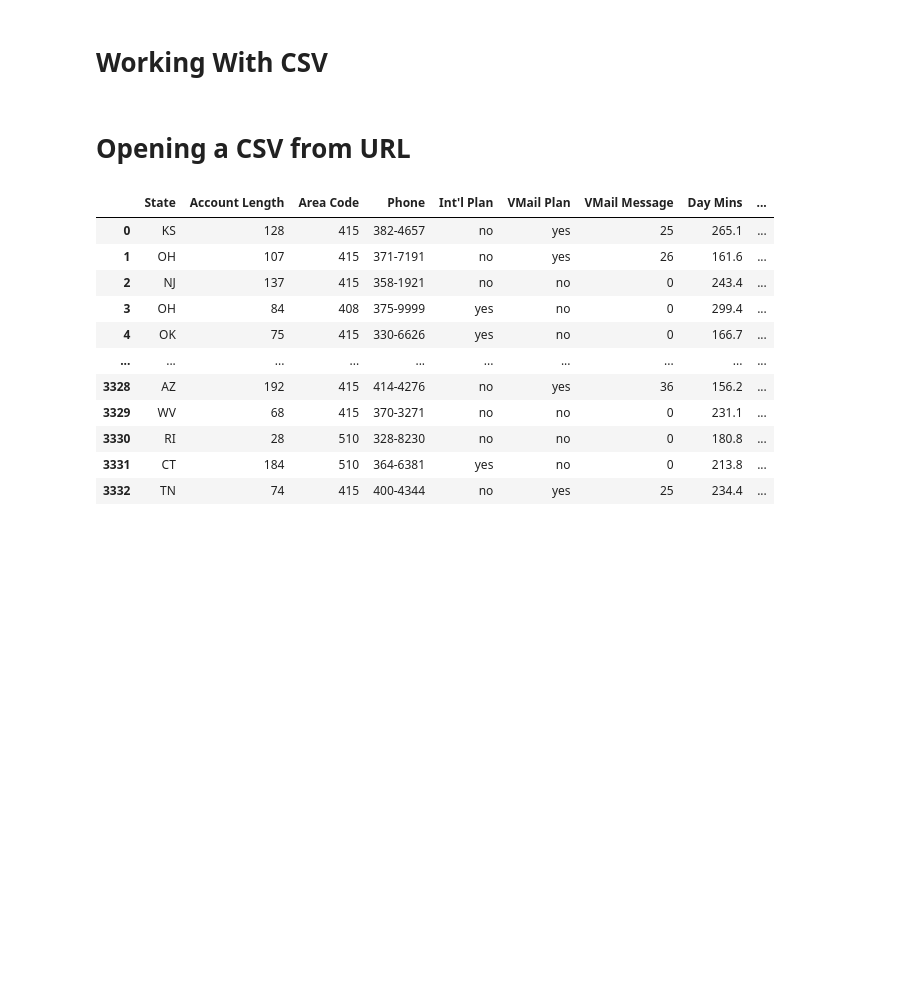
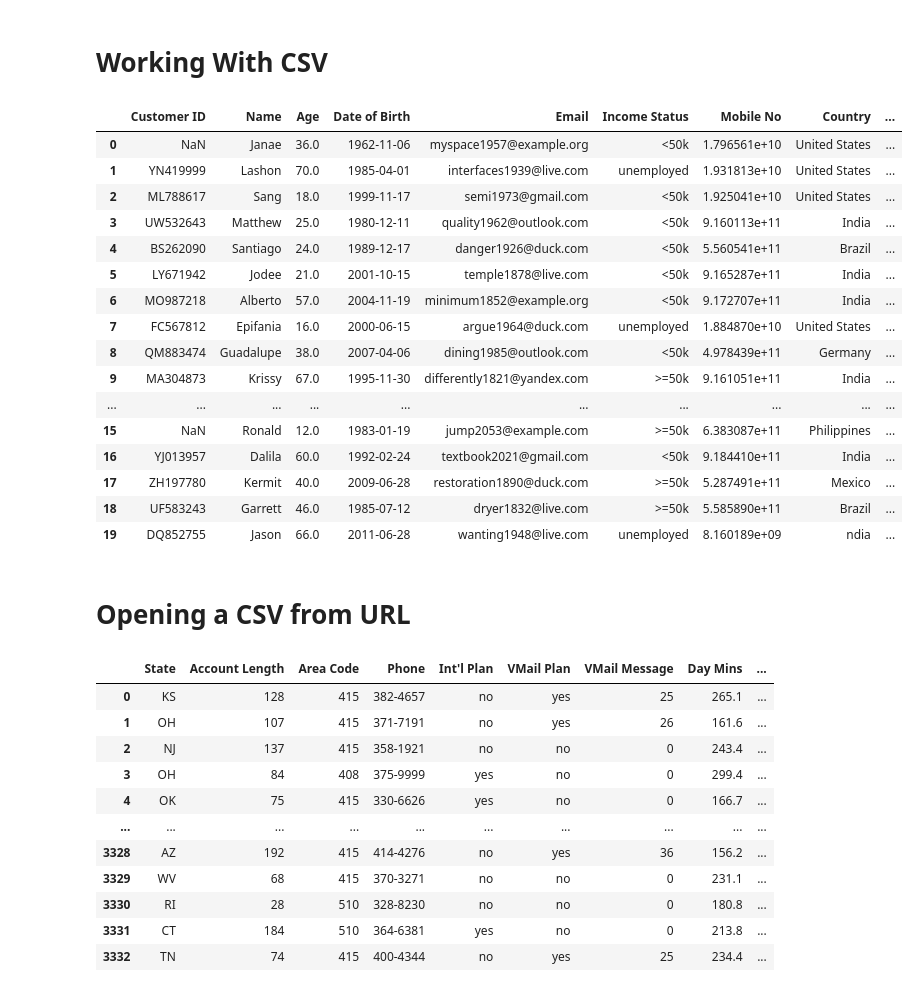
Before and after one commit to harzrawat/Internship_practice, a Jupyter notebook: my_practice/100ML/csv/my_try.ipynb, the cells around one changed output. Drawn from its saved outputs; the diff is of its cells as text; code cells hidden in the pictures; blank space fills up the shorter version.

```diff
--- a/my_practice/100ML/csv/my_try.ipynb
+++ b/my_practice/100ML/csv/my_try.ipynb
@@ -4,6 +4,25 @@
 import pandas as pd
 # %%
 df = pd.read_csv('dirty_data.csv')
+df
+# %% [output]
+|  | Customer ID | Name | Age | Date of Birth | Email | Income Status | Mobile No | Country | ... |
+| 0 | NaN | Janae | 36.0 | 1962-11-06 | myspace1957@example.org | <50k | 1.796561e+10 | United States | ... |
+| 1 | YN419999 | Lashon | 70.0 | 1985-04-01 | interfaces1939@live.com | unemployed | 1.931813e+10 | United States | ... |
+| 2 | ML788617 | Sang | 18.0 | 1999-11-17 | semi1973@gmail.com | <50k | 1.925041e+10 | United States | ... |
+| 3 | UW532643 | Matthew | 25.0 | 1980-12-11 | quality1962@outlook.com | <50k | 9.160113e+11 | India | ... |
+| 4 | BS262090 | Santiago | 24.0 | 1989-12-17 | danger1926@duck.com | <50k | 5.560541e+11 | Brazil | ... |
+| 5 | LY671942 | Jodee | 21.0 | 2001-10-15 | temple1878@live.com | <50k | 9.165287e+11 | India | ... |
+| 6 | MO987218 | Alberto | 57.0 | 2004-11-19 | minimum1852@example.org | <50k | 9.172707e+11 | India | ... |
+| 7 | FC567812 | Epifania | 16.0 | 2000-06-15 | argue1964@duck.com | unemployed | 1.884870e+10 | United States | ... |
+| 8 | QM883474 | Guadalupe | 38.0 | 2007-04-06 | dining1985@outlook.com | <50k | 4.978439e+11 | Germany | ... |
+| 9 | MA304873 | Krissy | 67.0 | 1995-11-30 | differently1821@yandex.com | >=50k | 9.161051e+11 | India | ... |
+| ... | ... | ... | ... | ... | ... | ... | ... | ... | ... |
+| 15 | NaN | Ronald | 12.0 | 1983-01-19 | jump2053@example.com | >=50k | 6.383087e+11 | Philippines | ... |
+| 16 | YJ013957 | Dalila | 60.0 | 1992-02-24 | textbook2021@gmail.com | <50k | 9.184410e+11 | India | ... |
+| 17 | ZH197780 | Kermit | 40.0 | 2009-06-28 | restoration1890@duck.com | >=50k | 5.287491e+11 | Mexico | ... |
+| 18 | UF583243 | Garrett | 46.0 | 1985-07-12 | dryer1832@live.com | >=50k | 5.585890e+11 | Brazil | ... |
+| 19 | DQ852755 | Jason | 66.0 | 2011-06-28 | wanting1948@live.com | unemployed | 8.160189e+09 | ndia | ... |
 # %% [markdown]
 # Opening a CSV from URL
 # %%
```
Also changed, not shown: parts of 15 cells of this notebook, 2 other files.
